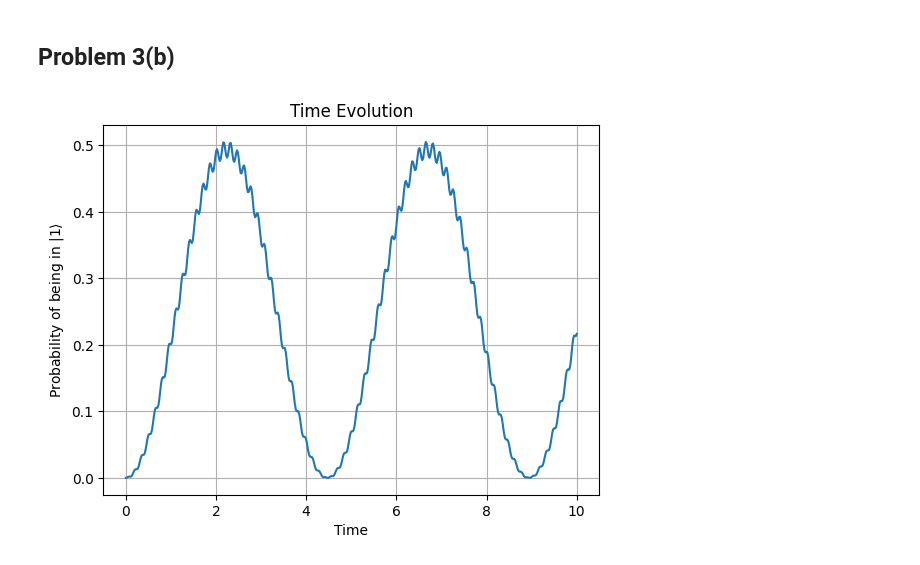
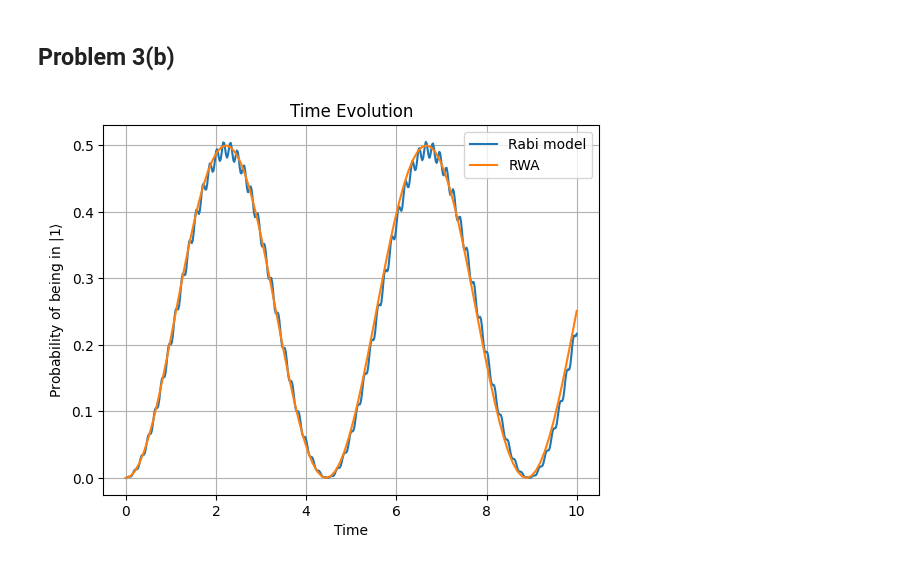
Before and after one commit to christianlange196/fall2023-chm696, a Jupyter notebook: assn4/assn4.ipynb, the cells around one changed output. Saved outputs shown, nothing was run; the diff lists cells and outputs as text; code cells hidden in the pictures.

```diff
--- a/assn4/assn4.ipynb
+++ b/assn4/assn4.ipynb
@@ -140,0 +153,4 @@ H
+# %%
+omega, omega12, t, Delta = sp.symbols('omega, omega_12, t, Delta', real=True)
+H = -Delta * sm.H * sm - OmegaR / 2 * (sm + sm.H)
+H
@@ -172,8 +177,4 @@ solution
 # %%
 # lambdify the solution
-psi1_rwa = sp.lambdify([t, OmegaR], solution[0].rhs, 'numpy')
-psi2_rwa = sp.lambdify([t, OmegaR], solution[1].rhs, 'numpy')
+psi1_rwa = sp.lambdify([t, OmegaR, Delta], solution[0].rhs, 'numpy')
+psi2_rwa = sp.lambdify([t, OmegaR, Delta], solution[1].rhs, 'numpy')
-# %%
-# plot the solution
-t = np.linspace(0, 10, 100)
-plt.plot(t, psi1_rwa(t, 1), label=r'$\psi_1$')
@@ -184,16 +182,16 @@ plt.plot(t, psi1_rwa(t, 1), label=r'$\psi_1$')
 ## Problem 3(b)
 # %%
 # Define symbols
-omega_R = 1.0
-omega = 21.
-omega12 = 20.
+OmegaR = 1
+omega = 21
+omega12 = 20
 
 # Define the time-dependent parts of the Hamiltonian as functions
 def H1_coeff(t, args):
-    return -omega_R * np.cos(omega * t) * np.exp(1j * omega12 * t)
+    return -OmegaR * np.cos(omega * t) * np.exp(1j * omega12 * t)
 
 def H2_coeff(t, args):
-    return -omega_R * np.cos(omega * t) * np.exp(-1j * omega12 * t)
+    return -OmegaR * np.cos(omega * t) * np.exp(-1j * omega12 * t)
 
 # Operators
 H1 = Qobj([[0, 1], [0, 0]])
@@ -214,12 +210,14 @@ result = sesolve(H, psi0, tlist)
 # %%
 excited_state = Qobj([[0], [1]])
 probabilities = np.array([abs(state.overlap(excited_state))**2 for state in result.states])
 
-plt.plot(tlist, probabilities)
+plt.plot(tlist, probabilities, label='Rabi model')
+plt.plot(t, np.abs(psi1_rwa(t, OmegaR+0j, omega-omega12))**2, label='RWA')
 plt.xlabel('Time')
 plt.ylabel('Probability of being in $|1\\rangle$')
 plt.title('Time Evolution')
 plt.grid(True)
+plt.legend()
 plt.show()
 # %% [output]
-[figure, old version]
+[figure, new version]
```
Also changed, not shown: parts of 9 cells of this notebook, 1 other file.
